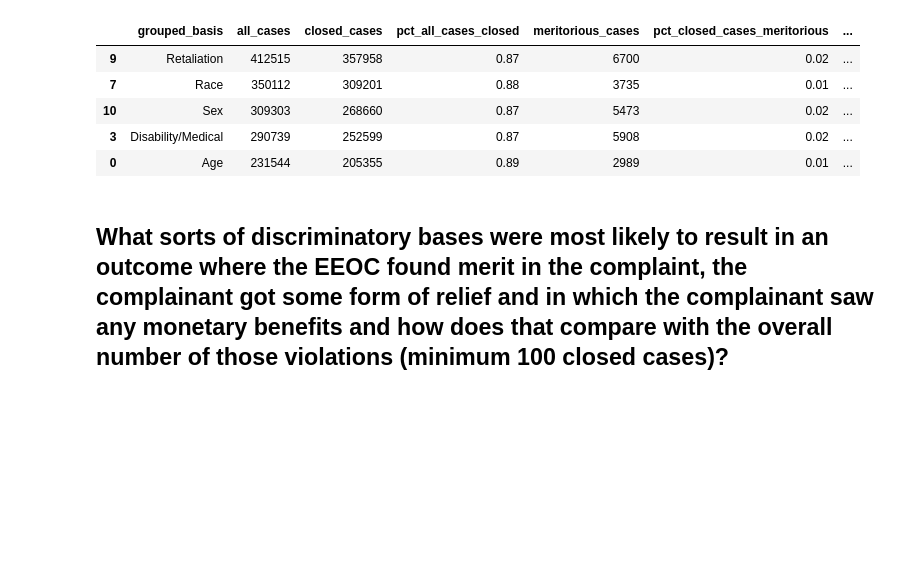
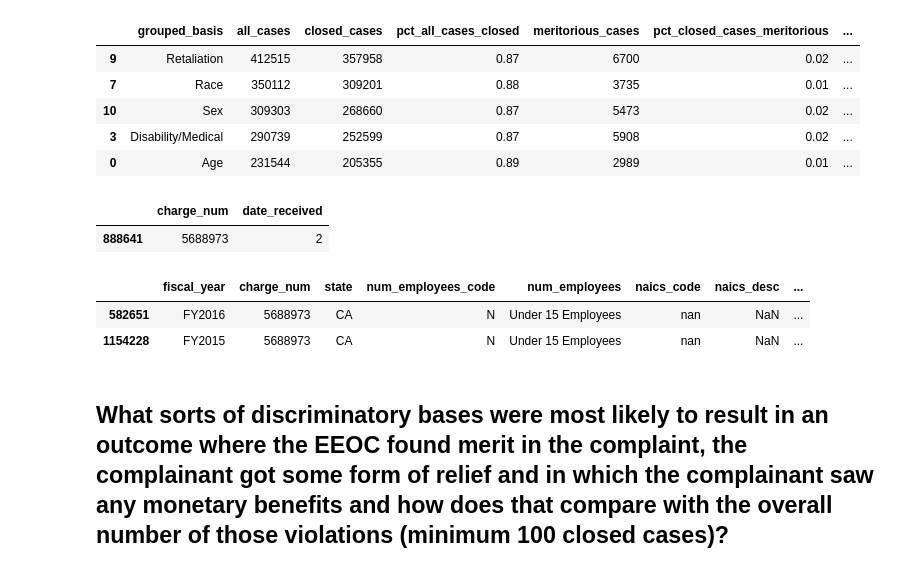
Before and after one commit to PublicI/employment-discrimination, a Jupyter notebook: employment-discrimination.ipynb, the cells around one changed output. Drawn from its saved outputs; the diff is of its cells as text; code cells hidden in the pictures; blank space fills up the shorter version.

```diff
--- a/employment-discrimination.ipynb
+++ b/employment-discrimination.ipynb
@@ -74,7 +74,7 @@ memory usage: 735.6+ MB
 # %% [markdown]
 Import charge data for fiscal year 2010.
 # %%
-charges_10 = pd.read_csv("data/raw/Genre_2010.txt", sep="\t", skiprows=1,
+charges_10 = pd.read_csv("data/complaints_10.txt", sep="\t", skiprows=1,
                          dtype={0: str},
                          names=["charge_num", "state", "num_employees_code",
                                 "num_employees", "naics_code", "naics_desc", "type_code",
@@ -653,6 +653,17 @@ cases_by_grouped_basis.sort_values("all_cases", ascending=False).head()
 | 10 | Sex | 309303 | 268660 | 0.87 | 5473 | 0.02 | ... |
 | 3 | Disability/Medical | 290739 | 252599 | 0.87 | 5908 | 0.02 | ... |
 | 0 | Age | 231544 | 205355 | 0.89 | 2989 | 0.01 | ... |
+# %%
+charges.groupby("charge_num")["date_received"].nunique().reset_index().sort_values("date_received", ascending=False).head(1)
+# %% [output]
+|  | charge_num | date_received |
+| 888641 | 5688973 | 2 |
+# %%
+charges[charges["charge_num"] == "5688973"]
+# %% [output]
+|  | fiscal_year | charge_num | state | num_employees_code | num_employees | naics_code | naics_desc | ... |
+| 582651 | FY2016 | 5688973 | CA | N | Under 15 Employees | nan | NaN | ... |
+| 1154228 | FY2015 | 5688973 | CA | N | Under 15 Employees | nan | NaN | ... |
 # %% [markdown]
 ## What sorts of discriminatory bases were most likely to result in an outcome where the EEOC found merit in the complaint, the complainant got some form of relief and in which the complainant saw any monetary benefits and how does that compare with the overall number of those violations (minimum 100 closed cases)?
 # %%
```
